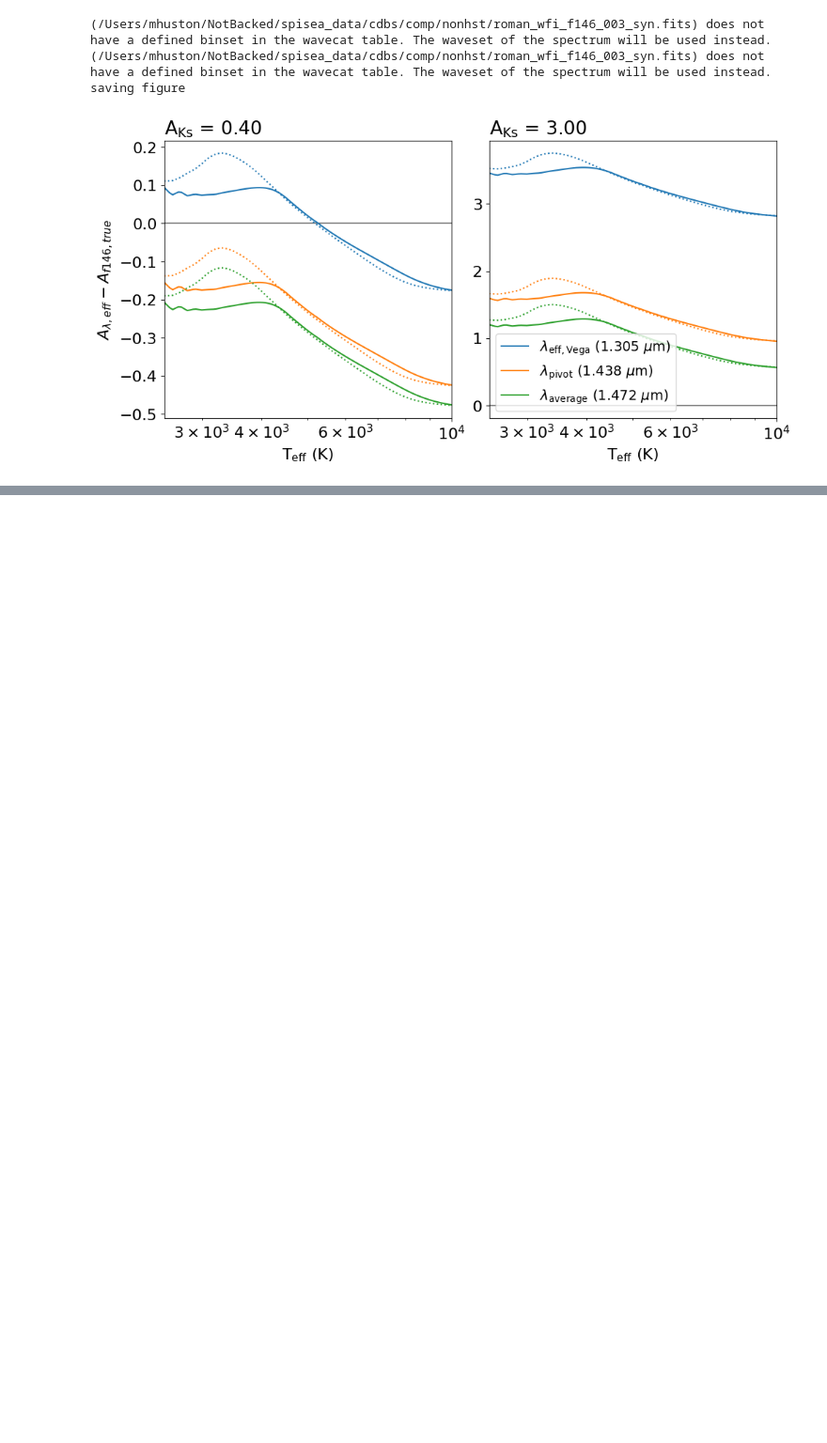
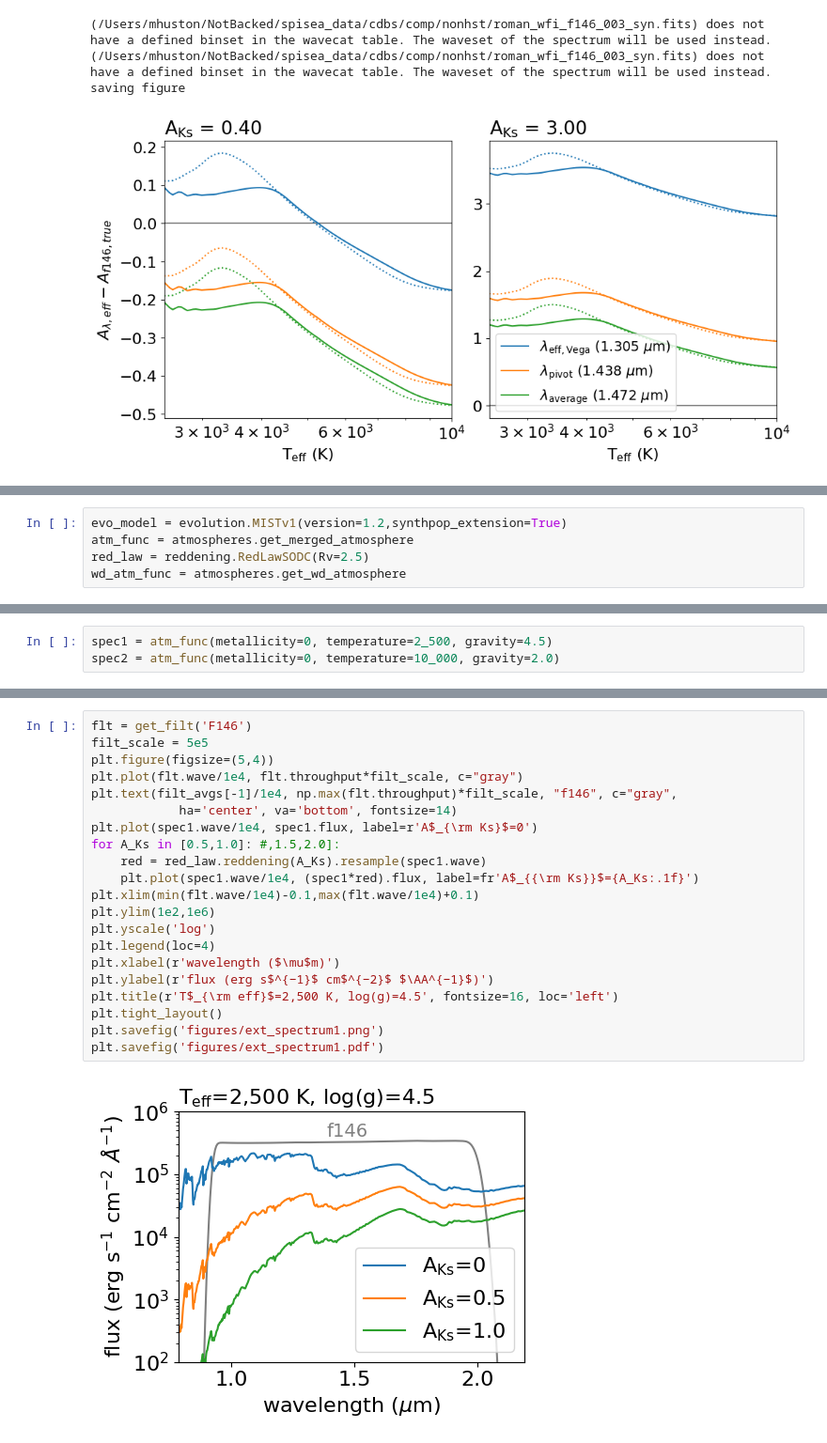
Before and after one commit to hustonm/filter_extinction, a Jupyter notebook: roman_fitting_notebooks/plot_true_roman_extinction.ipynb, the cells around one changed output, grey strips where cells are left out. Shown at 94% size. Cells and saved outputs as stored; diff of their text form; blank space fills up the shorter version.

```diff
--- a/roman_fitting_notebooks/plot_true_roman_extinction.ipynb
+++ b/roman_fitting_notebooks/plot_true_roman_extinction.ipynb
@@ -170,0 +170,5 @@ saving figure
+# %%
+evo_model = evolution.MISTv1(version=1.2,synthpop_extension=True)
+atm_func = atmospheres.get_merged_atmosphere
+red_law = reddening.RedLawSODC(Rv=2.5)
+wd_atm_func = atmospheres.get_wd_atmosphere
@@ -170,0 +244,3 @@ saving figure
+# %%
+spec1 = atm_func(metallicity=0, temperature=2_500, gravity=4.5)
+spec2 = atm_func(metallicity=0, temperature=10_000, gravity=2.0)
@@ -170,0 +251,23 @@ saving figure
+# %%
+flt = get_filt('F146')
+filt_scale = 5e5
+plt.figure(figsize=(5,4))
+plt.plot(flt.wave/1e4, flt.throughput*filt_scale, c="gray")
+plt.text(filt_avgs[-1]/1e4, np.max(flt.throughput)*filt_scale, "f146", c="gray",
+            ha='center', va='bottom', fontsize=14)
+plt.plot(spec1.wave/1e4, spec1.flux, label=r'A$_{\rm Ks}$=0')
+for A_Ks in [0.5,1.0]: #,1.5,2.0]:
+    red = red_law.reddening(A_Ks).resample(spec1.wave)
+    plt.plot(spec1.wave/1e4, (spec1*red).flux, label=fr'A$_{{\rm Ks}}$={A_Ks:.1f}')
+plt.xlim(min(flt.wave/1e4)-0.1,max(flt.wave/1e4)+0.1)
+plt.ylim(1e2,1e6)
+plt.yscale('log')
+plt.legend(loc=4)
+plt.xlabel(r'wavelength ($\mu$m)')
+plt.ylabel(r'flux (erg s$^{−1}$ cm$^{−2}$ $\AA^{−1}$)')
+plt.title(r'T$_{\rm eff}$=2,500 K, log(g)=4.5', fontsize=16, loc='left')
+plt.tight_layout()
+plt.savefig('figures/ext_spectrum1.png')
+plt.savefig('figures/ext_spectrum1.pdf')
+# %% [output]
+[figure, added]
```
Also changed, not shown: parts of 8 cells of this notebook.
